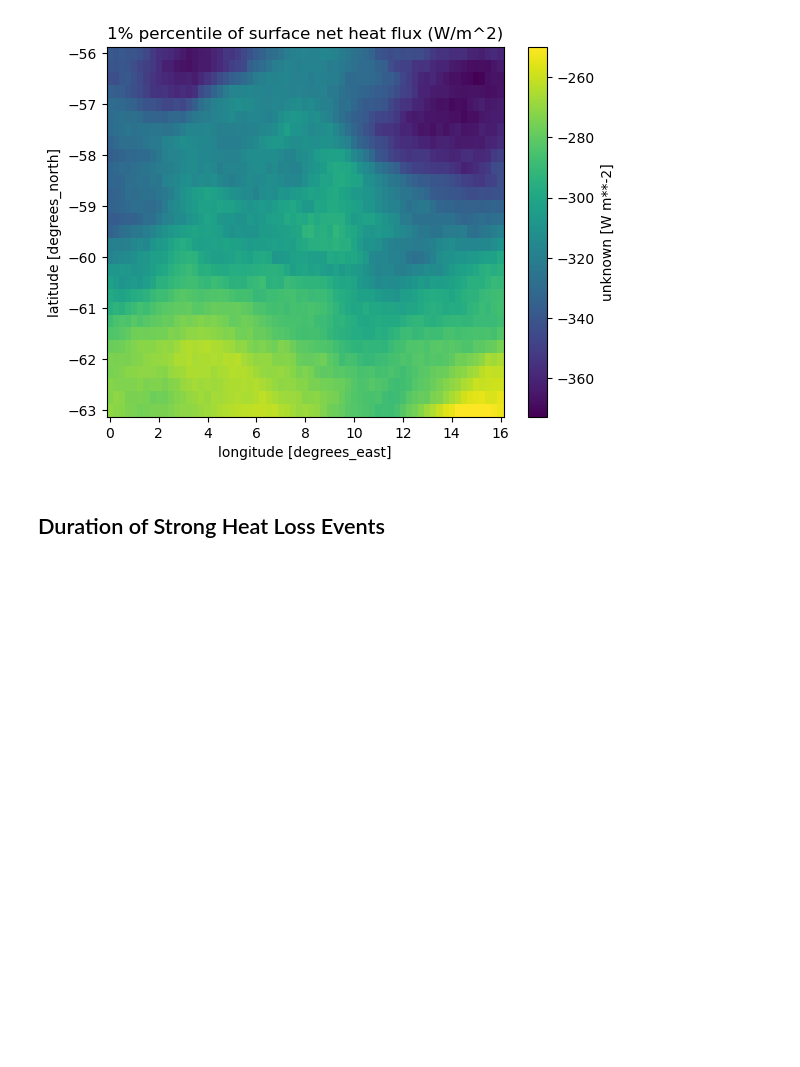
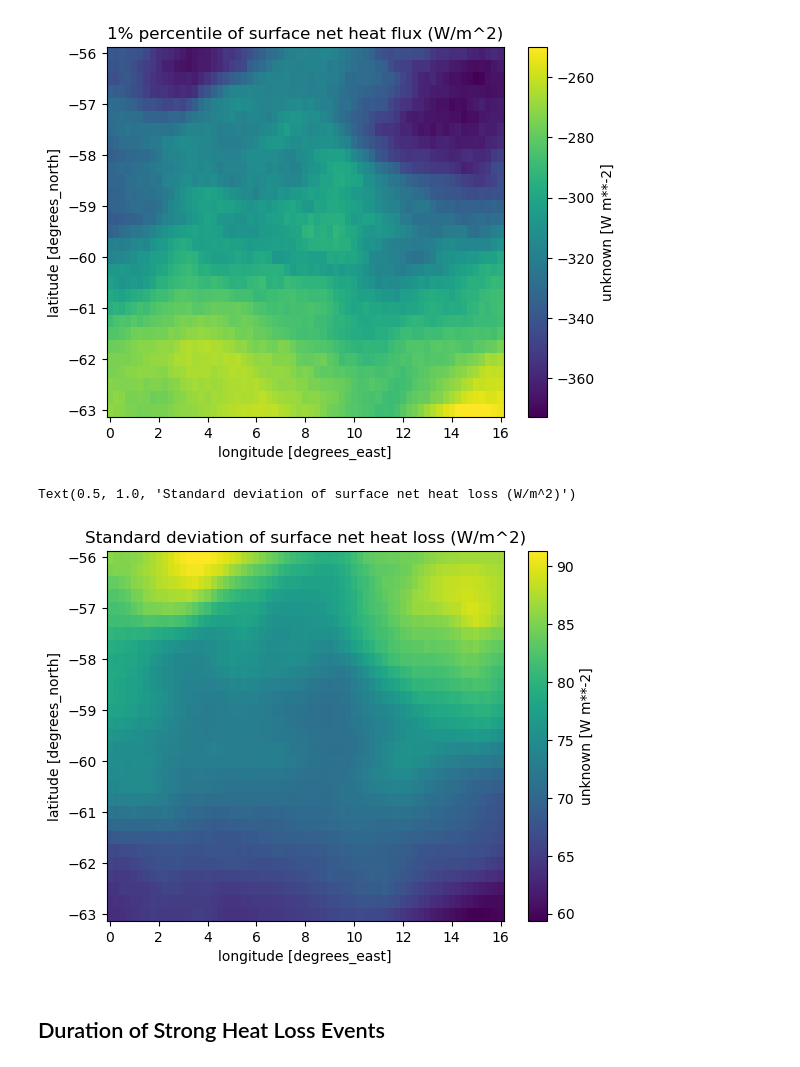
Before and after one commit to marlene-schramm/MSc_data_analysis, a Jupyter notebook: observations_reanalysis/ERA5_heatflux.ipynb, the cells around one changed output. Saved outputs shown, nothing was run; the diff lists cells and outputs as text; code cells hidden in the pictures; blank space fills up the shorter version.

Commit message:
spatial plot of heat loss stdev

```diff
--- a/observations_reanalysis/ERA5_heatflux.ipynb
+++ b/observations_reanalysis/ERA5_heatflux.ipynb
@@ -140,5 +140,14 @@ plt.title("1% percentile of surface net heat flux (W/m^2)")
 # %% [output]
 Text(0.5, 1.0, '1% percentile of surface net heat flux (W/m^2)')
 [figure]
+# %%
+# stdev of heat loss events
+heat_loss = df["surface_net_heat_flux"].where(df["surface_net_heat_flux"] < 0)
+temporal_stats["stdev_heat_loss"] = heat_loss.std(dim=["time", "step"])
+temporal_stats["stdev_heat_loss"].plot(x="longitude", y="latitude", cmap="viridis")
+plt.title("Standard deviation of surface net heat loss (W/m^2)")
+# %% [output]
+Text(0.5, 1.0, 'Standard deviation of surface net heat loss (W/m^2)')
+[figure, added]
 # %% [markdown]
 ## Duration of Strong Heat Loss Events
```
